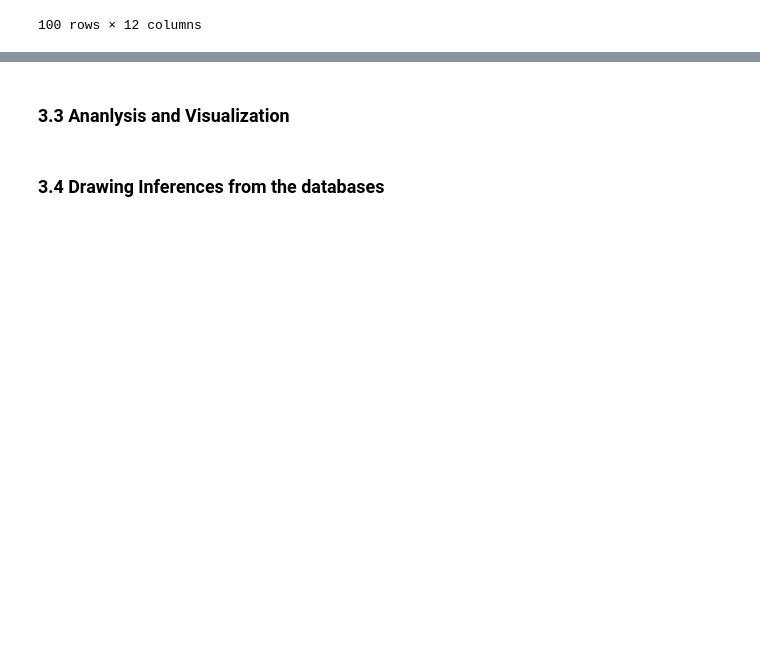
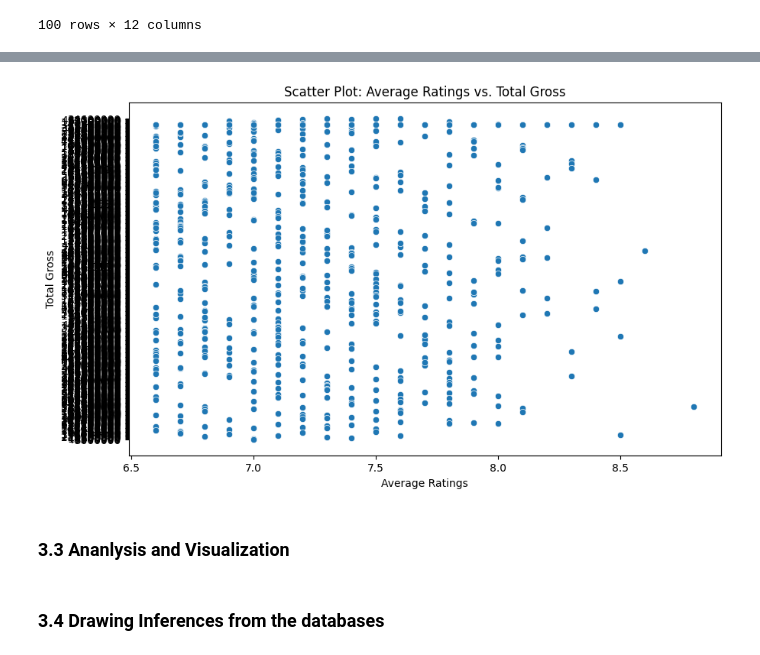
Before and after one commit to phelanthropus/Microsoft-Analysis, a Jupyter notebook: Microsoft Analysis.ipynb, the cells around one changed output, grey strips where cells are left out. Saved outputs shown, nothing was run; the diff lists cells and outputs as text; code cells hidden in the pictures; blank space fills up the shorter version.

Commit message:
data analysis for joined database

```diff
--- a/Microsoft Analysis.ipynb
+++ b/Microsoft Analysis.ipynb
@@ -620,3 +652,13 @@ pd.read_sql(joined_query, conn)
+# %%
+# Draw a scatter plot
+plt.figure(figsize=(10, 6))
+sns.scatterplot(x='averagerating', y='foreign_gross', data=df)
+plt.title('Scatter Plot: Average Ratings vs. Total Gross')
+plt.xlabel('Average Ratings')
+plt.ylabel('Total Gross')
+plt.show()
+# %% [output]
+[figure, added]
 # %% [markdown]
 ### 3.3 Ananlysis and Visualization
 # %% [markdown]
```
Also changed, not shown: parts of 1 cell of this notebook.
